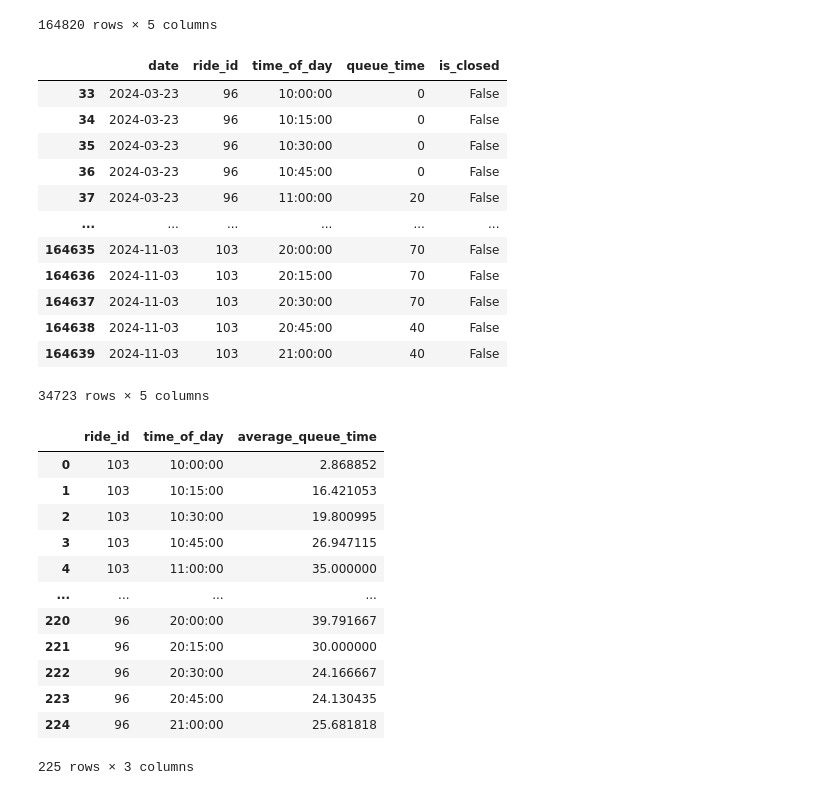
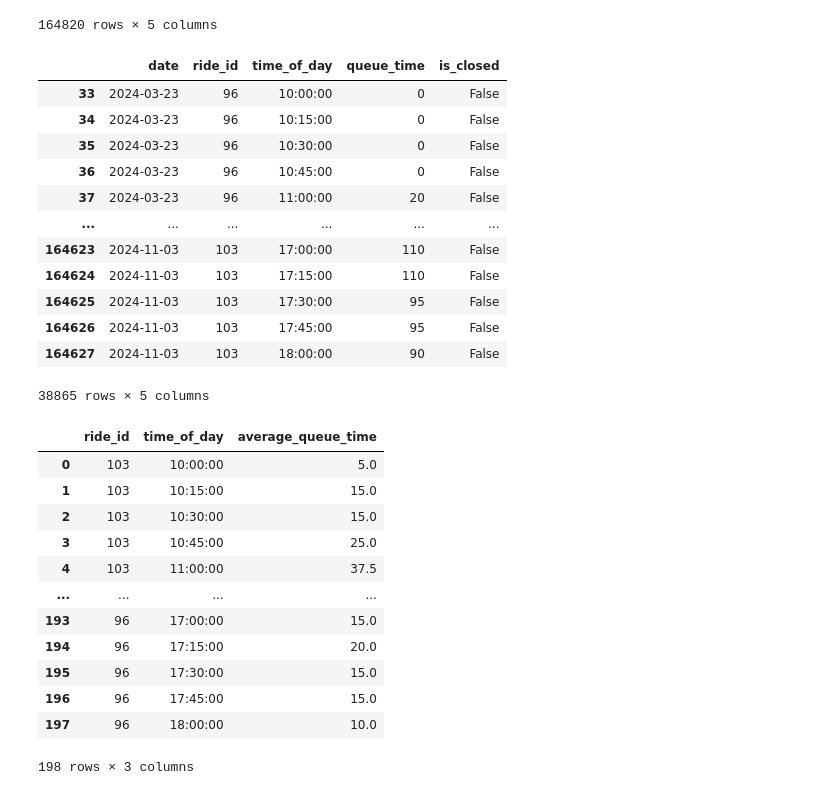
Before and after one commit to ATRedshaw/theme-park-queue-modelling, a Jupyter notebook: analytics/thorpe_park_2024.ipynb, the cells around one changed output. Drawn from its saved outputs; the diff is of its cells as text; code cells hidden in the pictures.

```diff
--- a/analytics/thorpe_park_2024.ipynb
+++ b/analytics/thorpe_park_2024.ipynb
@@ -77,7 +77,7 @@ main_coasters = [
     'Stealth',
     'Nemesis Inferno',
     'Colossus',
-    'Saw - The Ride',
+    'SAW - The Ride',
     'The Swarm',
     'Hyperia'
 ]
@@ -86,6 +86,10 @@ main_coasters = [
 coaster_ids = park_info[park_info['ride_name'].isin(main_coasters)]['ride_id'].tolist()
 queue_data_filtered = queue_data[queue_data['ride_id'].isin(coaster_ids)]
 
+# Filter to only show times from 10:00 to 18:00
+queue_data_filtered = queue_data_filtered[(queue_data_filtered['time_of_day'] >= pd.to_datetime('10:00').time()) &
+                                           (queue_data_filtered['time_of_day'] <= pd.to_datetime('18:00').time())]
+
 # Display the filtered DataFrame
 display(queue_data_filtered)
 # %% [output]
@@ -96,36 +100,36 @@ display(queue_data_filtered)
 | 36 | 2024-03-23 | 96 | 10:45:00 | 0 | False |
 | 37 | 2024-03-23 | 96 | 11:00:00 | 20 | False |
 | ... | ... | ... | ... | ... | ... |
-| 164635 | 2024-11-03 | 103 | 20:00:00 | 70 | False |
-| 164636 | 2024-11-03 | 103 | 20:15:00 | 70 | False |
-| 164637 | 2024-11-03 | 103 | 20:30:00 | 70 | False |
-| 164638 | 2024-11-03 | 103 | 20:45:00 | 40 | False |
-| 164639 | 2024-11-03 | 103 | 21:00:00 | 40 | False |
+| 164623 | 2024-11-03 | 103 | 17:00:00 | 110 | False |
+| 164624 | 2024-11-03 | 103 | 17:15:00 | 110 | False |
+| 164625 | 2024-11-03 | 103 | 17:30:00 | 95 | False |
+| 164626 | 2024-11-03 | 103 | 17:45:00 | 95 | False |
+| 164627 | 2024-11-03 | 103 | 18:00:00 | 90 | False |
-34723 rows × 5 columns
+38865 rows × 5 columns
 # %%
 # Filter the DataFrame where is_closed is False
 open_queue_data = queue_data_filtered[~queue_data_filtered['is_closed']]
 
 # Group by ride_id and time_of_day, then calculate the mean queue_time
-average_queue_time = open_queue_data.groupby(['ride_id', 'time_of_day'])['queue_time'].mean().reset_index()
+median_queue_time = open_queue_data.groupby(['ride_id', 'time_of_day'])['queue_time'].median().reset_index()
 
 # Rename columns for clarity
-average_queue_time.rename(columns={'queue_time': 'average_queue_time'}, inplace=True)
+median_queue_time.rename(columns={'queue_time': 'average_queue_time'}, inplace=True)
 
 # Display the result
-display(average_queue_time)
+display(median_queue_time)
 # %% [output]
 |  | ride_id | time_of_day | average_queue_time |
-| 0 | 103 | 10:00:00 | 2.868852 |
-| 1 | 103 | 10:15:00 | 16.421053 |
-| 2 | 103 | 10:30:00 | 19.800995 |
-| 3 | 103 | 10:45:00 | 26.947115 |
-| 4 | 103 | 11:00:00 | 35.000000 |
+| 0 | 103 | 10:00:00 | 5.0 |
+| 1 | 103 | 10:15:00 | 15.0 |
+| 2 | 103 | 10:30:00 | 15.0 |
+| 3 | 103 | 10:45:00 | 25.0 |
+| 4 | 103 | 11:00:00 | 37.5 |
 | ... | ... | ... | ... |
-| 220 | 96 | 20:00:00 | 39.791667 |
-| 221 | 96 | 20:15:00 | 30.000000 |
-| 222 | 96 | 20:30:00 | 24.166667 |
-| 223 | 96 | 20:45:00 | 24.130435 |
-| 224 | 96 | 21:00:00 | 25.681818 |
+| 193 | 96 | 17:00:00 | 15.0 |
+| 194 | 96 | 17:15:00 | 20.0 |
+| 195 | 96 | 17:30:00 | 15.0 |
+| 196 | 96 | 17:45:00 | 15.0 |
+| 197 | 96 | 18:00:00 | 10.0 |
-225 rows × 3 columns
+198 rows × 3 columns
 # %%
```
Also changed, not shown: parts of 1 cell of this notebook.
